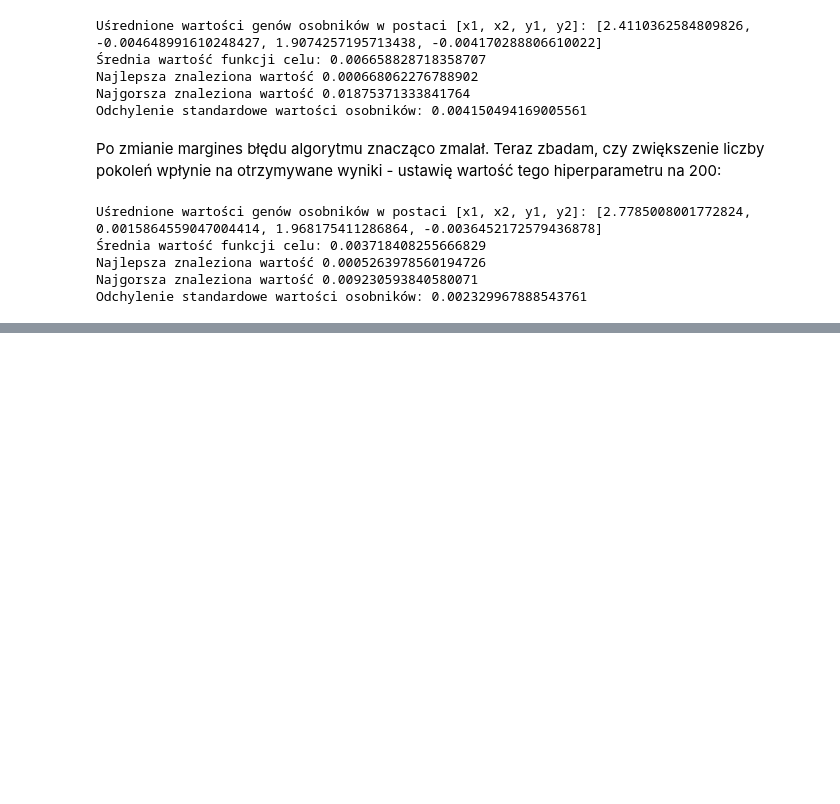
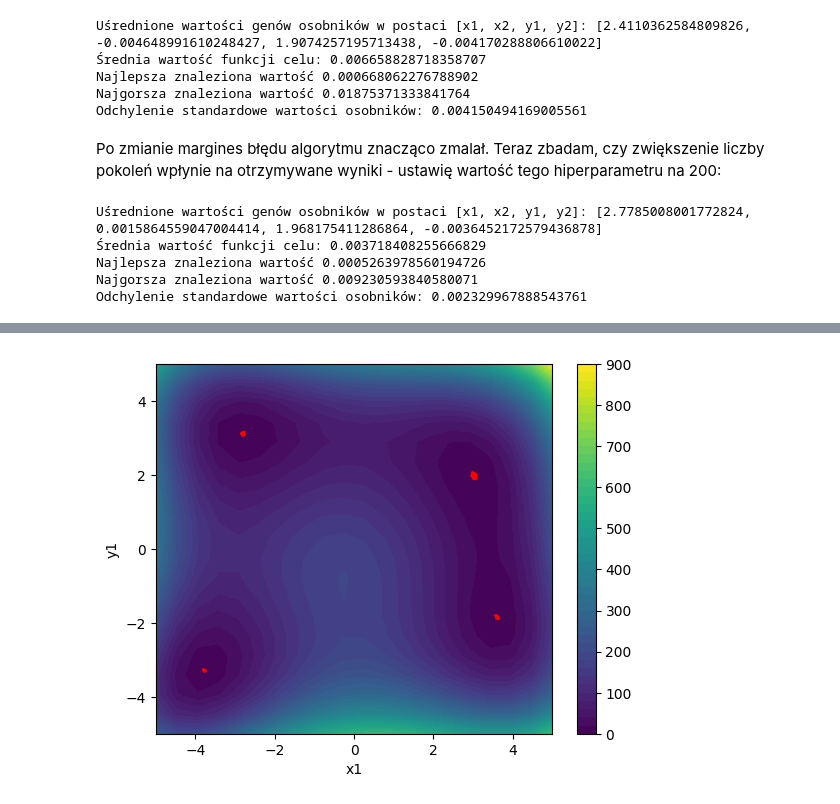
Before and after one commit to maksnowak/evolutionary-algorithm, a Jupyter notebook: zad2.ipynb, the cells around one changed output, grey strips where cells are left out. Saved outputs shown, nothing was run; the diff lists cells and outputs as text; code cells hidden in the pictures; blank space fills up the shorter version.

```diff
--- a/zad2.ipynb
+++ b/zad2.ipynb
@@ -215,0 +296,4 @@ Podczas przeprowadzania eksperymentów po każdym etapie działania algorytmu ew
+# %%
+plot_results(even_individuals, rate, 0.8, 0.5, 0.5, 100, 200)
+# %% [output]
+[figure, added]
```
Also changed, not shown: parts of 42 cells of this notebook.
